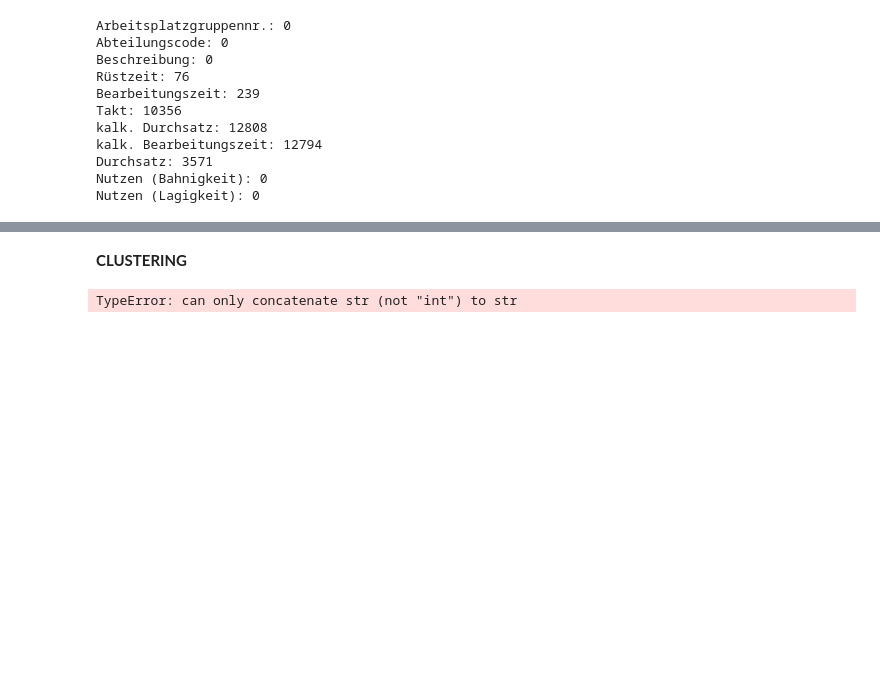
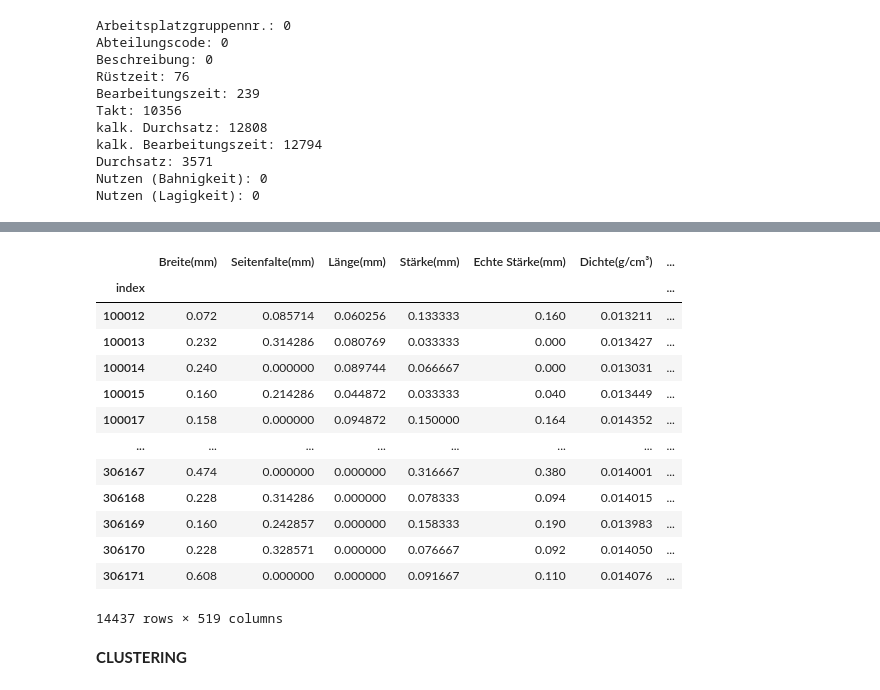
Before and after one commit to bunnekas/prevelop, a Jupyter notebook: src/PrEvelOp_mkPlast_Bu.ipynb, the cells around one changed output, grey strips where cells are left out. Saved outputs shown, nothing was run; the diff lists cells and outputs as text; code cells hidden in the pictures; blank space fills up the shorter version.

```diff
--- a/src/PrEvelOp_mkPlast_Bu.ipynb
+++ b/src/PrEvelOp_mkPlast_Bu.ipynb
@@ -227,3 +238,45 @@ memory usage: 4.3+ MB
+# %%
+### Preprocessing
+# save all columns with DType object in list
+cat_columns = mkplast.select_dtypes(include=['object']).columns.tolist()
+
+# save all columns with DType float64 or int64 in list
+num_columns = mkplast.select_dtypes(include=['float64', 'int64']).columns.tolist()
+
+# split dataframe
+df_num = mkplast[num_columns]
+df_cat = mkplast[cat_columns]
+# %%
+df_num = mkplast[num_columns]
+df_cat = mkplast[cat_columns]
+# %%
+# encode the categorical columns
+enc = OneHotEncoder(handle_unknown='ignore')
+enc.fit(df_cat)
+df_cat_encoded = pd.DataFrame(data=enc.transform(df_cat).toarray(), index=df_cat.index, columns=enc.get_feature_names_out())
+
+# scale the numerical columns with MaxAbsScaler
+scaler = MaxAbsScaler().fit(df_num)
+df_num_scaled = pd.DataFrame(data=scaler.transform(df_num), index=df_num.index, columns=df_num.columns)
+
+# concatenate the subdataframes columnwise
+mkplast_preprocessed = pd.concat([df_num_scaled, df_cat_encoded], axis=1)
+mkplast_preprocessed
+# %% [output]
+|  | Breite(mm) | Seitenfalte(mm) | Länge(mm) | Stärke(mm) | Echte Stärke(mm) | Dichte(g/cm³) | ... |
+| index |  |  |  |  |  |  | ... |
+| 100012 | 0.072 | 0.085714 | 0.060256 | 0.133333 | 0.160 | 0.013211 | ... |
+| 100013 | 0.232 | 0.314286 | 0.080769 | 0.033333 | 0.000 | 0.013427 | ... |
+| 100014 | 0.240 | 0.000000 | 0.089744 | 0.066667 | 0.000 | 0.013031 | ... |
+| 100015 | 0.160 | 0.214286 | 0.044872 | 0.033333 | 0.040 | 0.013449 | ... |
+| 100017 | 0.158 | 0.000000 | 0.094872 | 0.150000 | 0.164 | 0.014352 | ... |
+| ... | ... | ... | ... | ... | ... | ... | ... |
+| 306167 | 0.474 | 0.000000 | 0.000000 | 0.316667 | 0.380 | 0.014001 | ... |
+| 306168 | 0.228 | 0.314286 | 0.000000 | 0.078333 | 0.094 | 0.014015 | ... |
+| 306169 | 0.160 | 0.242857 | 0.000000 | 0.158333 | 0.190 | 0.013983 | ... |
+| 306170 | 0.228 | 0.328571 | 0.000000 | 0.076667 | 0.092 | 0.014050 | ... |
+| 306171 | 0.608 | 0.000000 | 0.000000 | 0.091667 | 0.110 | 0.014076 | ... |
+14437 rows × 519 columns
 # %% [markdown]
 __CLUSTERING__
 # %%
@@ -232,20 +284,0 @@ distance_matrix = gower.gower_matrix(mkplast)
-# %%
-# cluster with KMeans
-# iterate over different number of clusters and calculate the sum of the variance of the clusters
-cluster_variance = []
-for k in range(1,20):
-    clustering = KMeans(n_clusters=k).fit(distance_matrix)
-    cluster_variance_sum = []
-    for i in range(k):
-        cluster_indices = []
-        for index, cluster in enumerate(list(clustering.labels_)):
-            if cluster == i:
-                cluster_indices.append(index)
-        cluster_len = len(cluster_indices)
-        cluster_df = mkplast.iloc[cluster_indices]
-        cluster_df.loc['metoid'] = cluster_df.mean()
-        cluster_variance = sum(gower.gower_matrix(cluster_df)[-1])
-        cluster_variance_sum.append(cluster_variance)
-    cluster_variance.append(sum(cluster_variance_sum))
-# %% [output]
-TypeError: can only concatenate str (not "int") to str
```
Also changed, not shown: parts of 16 cells of this notebook.
